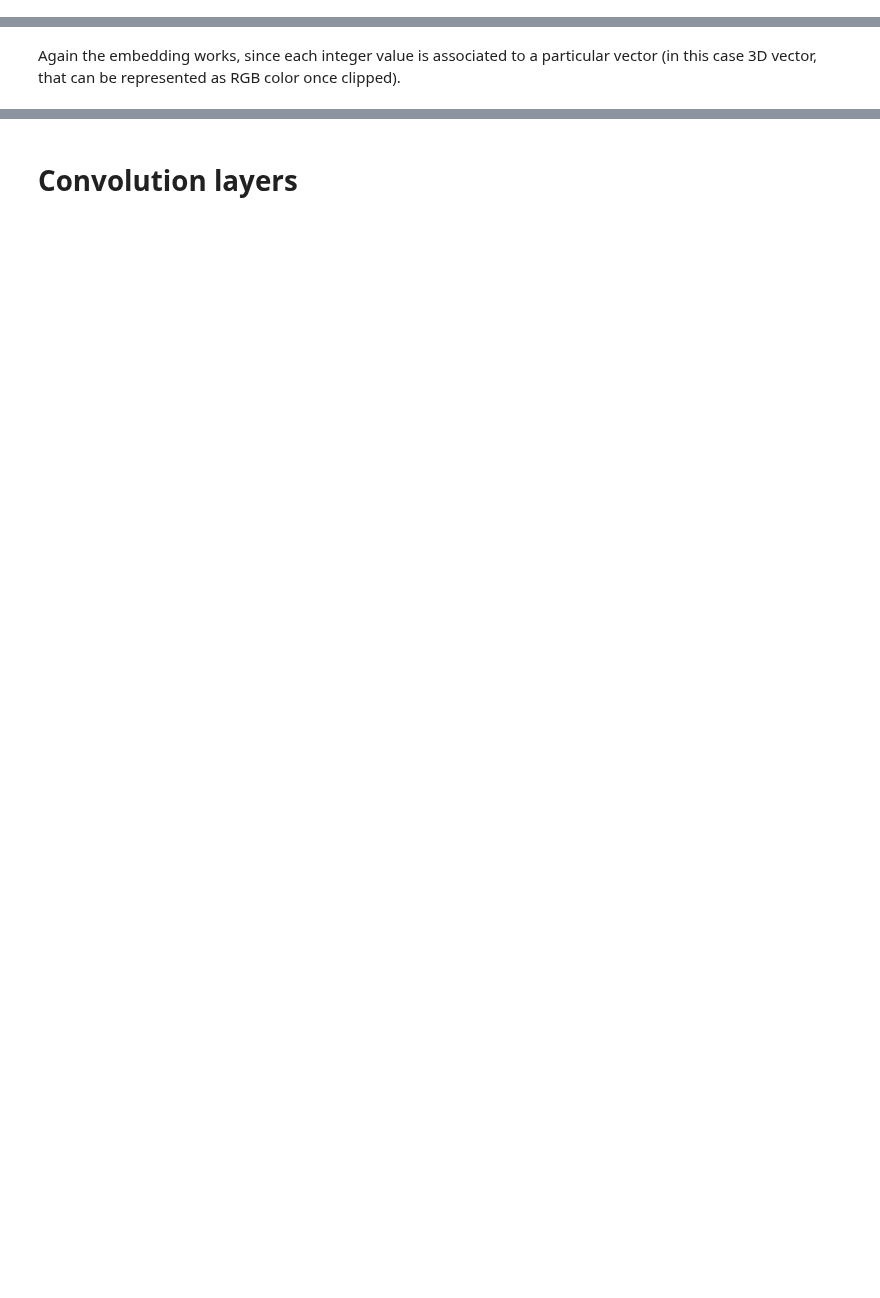
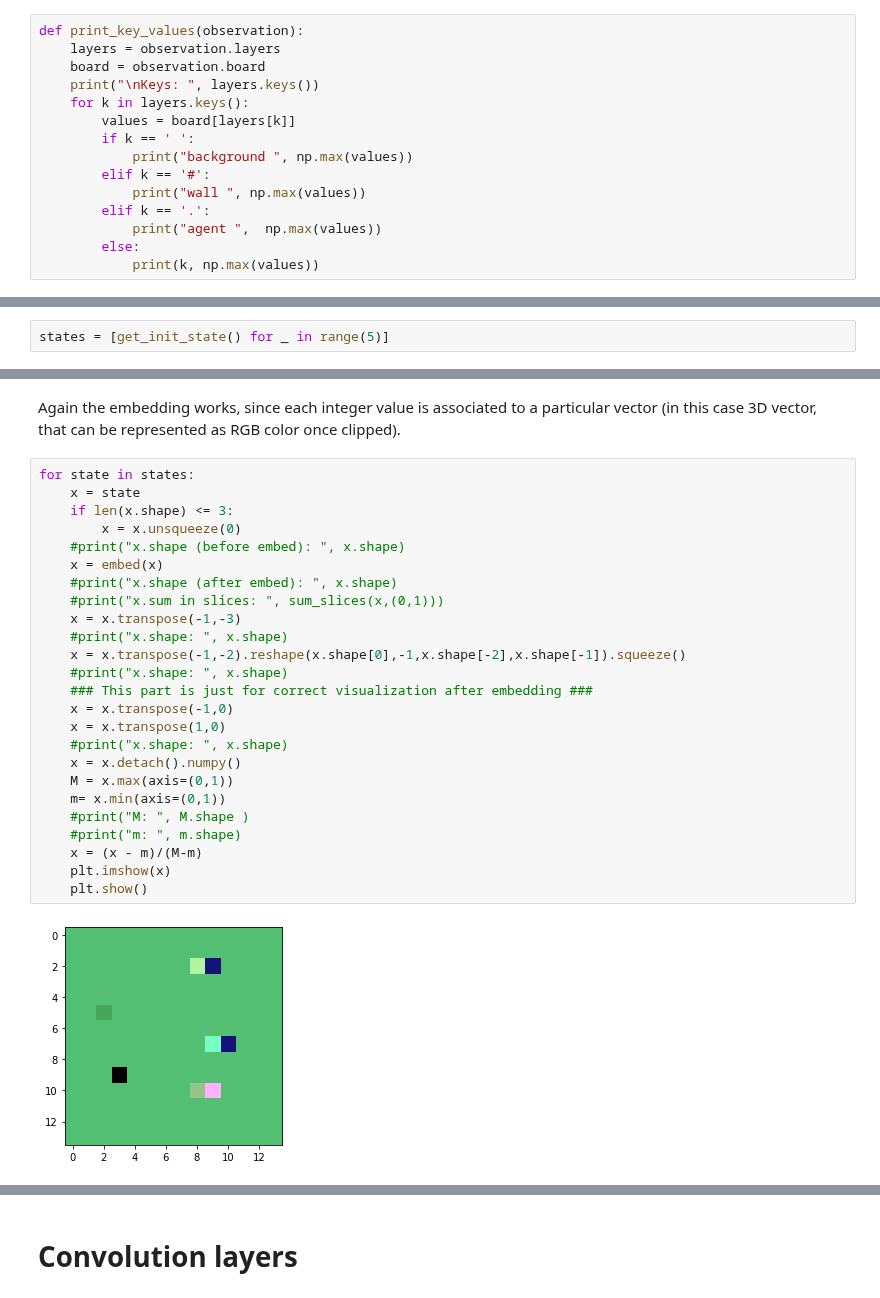
Before and after one commit to nicoladainese96/RelationalDeepRL, a Jupyter notebook: Architecture_testing.ipynb, the cells around one changed output, grey strips where cells are left out. Cells and saved outputs as stored; diff of their text form; blank space fills up the shorter version.

```diff
--- a/Architecture_testing.ipynb
+++ b/Architecture_testing.ipynb
@@ -72,0 +96,15 @@ reload(cnet)
+# %%
+def print_key_values(observation):
+    layers = observation.layers
+    board = observation.board
+    print("\nKeys: ", layers.keys())
+    for k in layers.keys():
+        values = board[layers[k]]
+        if k == ' ':
+            print("background ", np.max(values))
+        elif k == '#':
+            print("wall ", np.max(values))
+        elif k == '.':
+            print("agent ",  np.max(values))
+        else:
+            print(k, np.max(values))
@@ -72,0 +130,2 @@ reload(cnet)
+# %%
+states = [get_init_state() for _ in range(5)]
@@ -116,2 +197,29 @@ Clipping input data to the valid range for imshow with RGB data ([0..1] for floa
 # %% [markdown]
 Again the embedding works, since each integer value is associated to a particular vector (in this case 3D vector, that can be represented as RGB color once clipped).
+# %%
+for state in states:
+    x = state
+    if len(x.shape) <= 3:
+        x = x.unsqueeze(0)
+    #print("x.shape (before embed): ", x.shape)
+    x = embed(x)
+    #print("x.shape (after embed): ", x.shape)
+    #print("x.sum in slices: ", sum_slices(x,(0,1)))
+    x = x.transpose(-1,-3)
+    #print("x.shape: ", x.shape)
+    x = x.transpose(-1,-2).reshape(x.shape[0],-1,x.shape[-2],x.shape[-1]).squeeze()
+    #print("x.shape: ", x.shape)
+    ### This part is just for correct visualization after embedding ###
+    x = x.transpose(-1,0)
+    x = x.transpose(1,0)
+    #print("x.shape: ", x.shape)
+    x = x.detach().numpy()
+    M = x.max(axis=(0,1))
+    m= x.min(axis=(0,1))
+    #print("M: ", M.shape )
+    #print("m: ", m.shape)
+    x = (x - m)/(M-m)
+    plt.imshow(x)
+    plt.show()
+# %% [output]
+[figure, added]
```
Also changed, not shown: parts of 35 cells of this notebook, 1 other file.
